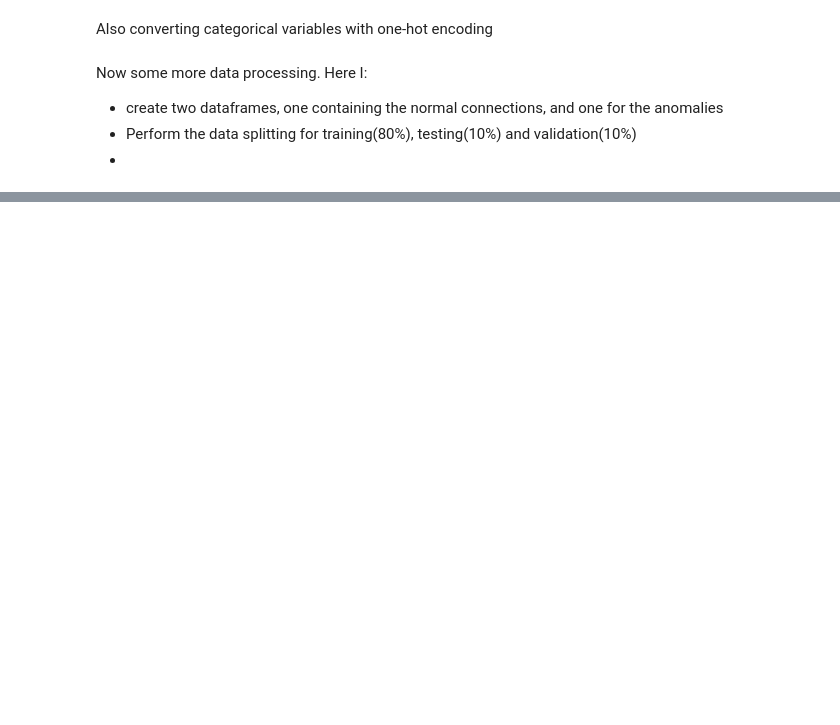
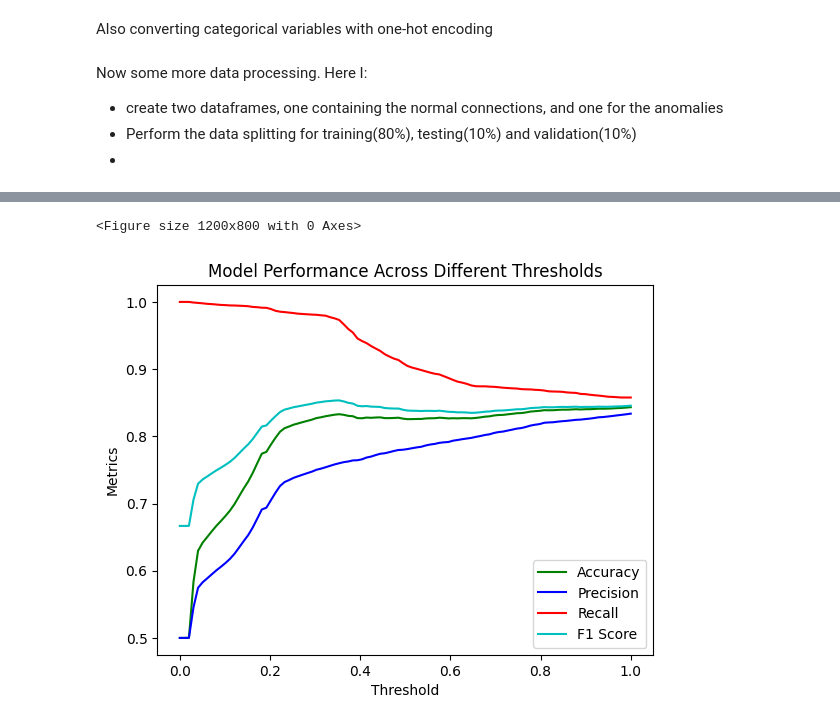
Before and after one commit to govindvirdee/Military-Autoencoder, a Jupyter notebook: notebooks/model.ipynb, the cells around one changed output, grey strips where cells are left out. Drawn from its saved outputs; the diff is of its cells as text; code cells hidden in the pictures; blank space fills up the shorter version.

```diff
--- a/notebooks/model.ipynb
+++ b/notebooks/model.ipynb
@@ -225,24 +255,33 @@ Epoch 100/100
 # %%
+use_test = False
+
+if use_test:
+    y_labels = y_test_full
+    X_testset = X_test_full_scaled
+else:
+    y_labels = y_true
+    X_testset = X_test_scaled
+
 
 # Predict using the autoencoder
-X_test_pred = autoencoder.predict(X_test_scaled)
-reconstruction_error = np.mean(np.power(X_test_scaled - X_test_pred, 2), axis=1)
+X_test_pred = autoencoder.predict(X_testset)
+reconstruction_error = np.mean(np.power(X_testset - X_test_pred, 2), axis=1)
+
 
 # Define a threshold and predict anomalies
 threshold = 0.95
 y_pred = [1 if e > threshold else 0 for e in reconstruction_error]
 
-
 from sklearn.metrics import accuracy_score, precision_score, recall_score, f1_score, confusion_matrix
 
 #Calculate accuracy
-accuracy = accuracy_score(y_true, y_pred)
+accuracy = accuracy_score(y_labels, y_pred)
 print(f"Accuracy: {accuracy}")
 
 # Calculate precision, recall, and F1-score
-precision = precision_score(y_true, y_pred)
-recall = recall_score(y_true, y_pred)
-f1 = f1_score(y_true, y_pred)
+precision = precision_score(y_labels, y_pred)
+recall = recall_score(y_labels, y_pred)
+f1 = f1_score(y_labels, y_pred)
 
 print(f"Precision: {precision}")
 print(f"Recall: {recall}")
@@ -250,4 +289,4 @@ print(f"F1 Score: {f1}")
 
 # Optionally, print confusion matrix
 print("Confusion Matrix:")
-print(confusion_matrix(y_true, y_pred))
+print(confusion_matrix(y_labels, y_pred))
@@ -266,13 +314,13 @@ false_positives = []
 for threshold in thresholds:
     y_pred = [1 if e > threshold else 0 for e in reconstruction_error]
 
-    accuracies.append(accuracy_score(y_true, y_pred))
-    precisions.append(precision_score(y_true, y_pred))
-    recalls.append(recall_score(y_true, y_pred))
-    f1_scores.append(f1_score(y_true, y_pred))
+    accuracies.append(accuracy_score(y_labels, y_pred))
+    precisions.append(precision_score(y_labels, y_pred))
+    recalls.append(recall_score(y_labels, y_pred))
+    f1_scores.append(f1_score(y_labels, y_pred))
 
     # Calculate confusion matrix and extract false negatives (FN)
-    tn, fp, fn, tp = confusion_matrix(y_true, y_pred).ravel()
+    tn, fp, fn, tp = confusion_matrix(y_labels, y_pred).ravel()
     false_negatives.append(fn)
     false_positives.append(fp)
 
@@ -280,33 +328,36 @@ plt.figure(figsize=(12, 8))
 
 # Create a plot with a primary and secondary y-axis
 fig, ax1 = plt.subplots()
 #ax2 = ax1.twinx()  # instantiate a second axes that shares the same x-axis
 
 # Plotting the metrics on the primary y-axis
 accuracy_line, = ax1.plot(thresholds, accuracies, label='Accuracy', color='g')
 precision_line, = ax1.plot(thresholds, precisions, label='Precision', color='b')
 recall_line, = ax1.plot(thresholds, recalls, label='Recall', color='r')
 f1_score_line, = ax1.plot(thresholds, f1_scores, label='F1 Score', color='c')
 
 # Plot False Negatives on the secondary y-axis
 #false_negatives_line, = ax2.plot(thresholds, false_negatives, label='False Negatives', color='y')
 #false_positives_line, = ax2.plot(thresholds, false_positives, label='False Positives', color='m')
 
 # Labels and titles
 ax1.set_xlabel('Threshold')
 ax1.set_ylabel('Metrics')
 #ax2.set_ylabel('False Negatives', color='y')
 #ax2.set_ylabel('False Positives', color='m')
 
 # Collecting handles and labels for both axes
 handles = [accuracy_line, precision_line, recall_line, f1_score_line]
 labels = [h.get_label() for h in handles]
 
 # Creating a single legend for both lines
 fig.legend(handles, labels, loc='lower right', bbox_to_anchor=(0.9, 0.11))
 
 plt.title('Model Performance Across Different Thresholds')
 plt.show()
+# %% [output]
+<Figure size 1200x800 with 0 Axes>
+[figure, added]
 # %%
 from sklearn.metrics import roc_curve, auc
 import numpy as np
```
Also changed, not shown: parts of 12 cells of this notebook.
